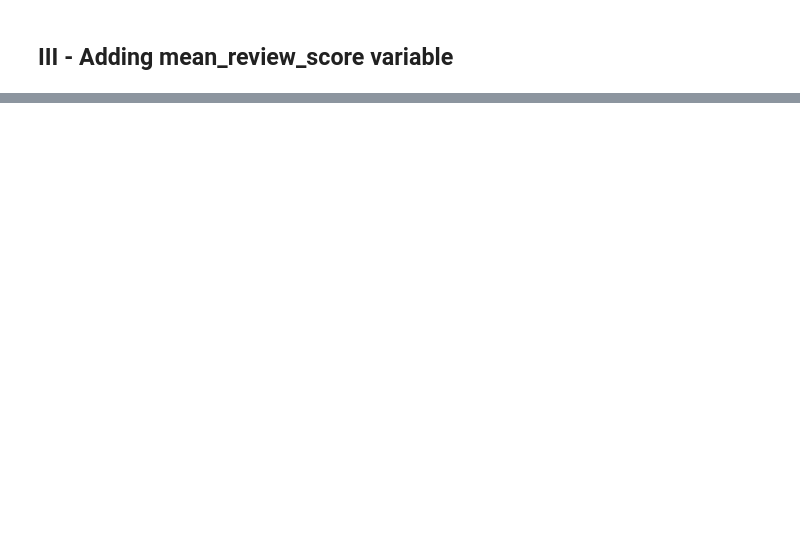
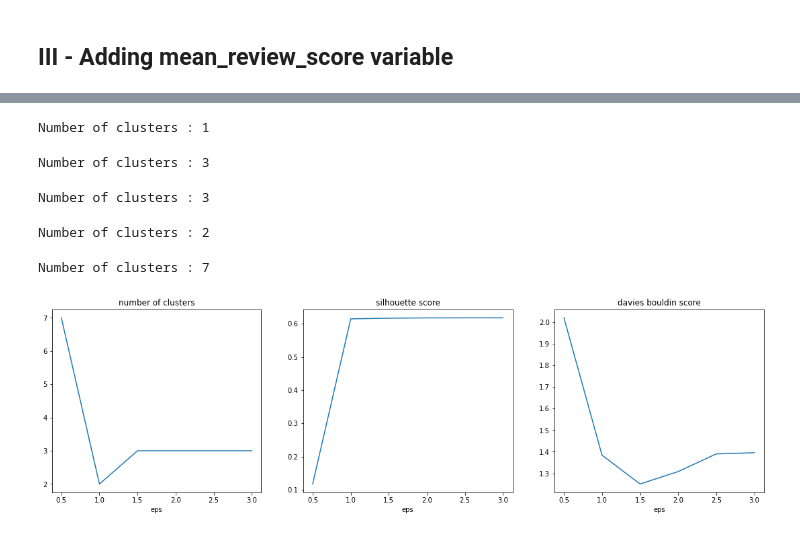
Before and after one commit to RobinPbt/P5-Openclassrooms, a Jupyter notebook: P5_modeling.ipynb, the cells around one changed output, grey strips where cells are left out. Cells and saved outputs as stored; diff of their text form; code cells hidden in the pictures; blank space fills up the shorter version.

```diff
--- a/P5_modeling.ipynb
+++ b/P5_modeling.ipynb
@@ -909,0 +973,51 @@ relation_variable_clusters(selected_model, X_simplified, figsize=(19,6))
+# %%
+# EPS = 6 / min_samples = 50
+
+model = DBSCAN(eps=6, min_samples=50, metric='euclidean', n_jobs=-1)
+model.fit(processed_X_reduced_1)
+
+print("Number of clusters : {:.0f}".format(max(model.labels_) + 1))
+# %% [output]
+Number of clusters : 1
+# %%
+# EPS = 3 / min_samples = 50
+
+model = DBSCAN(eps=3, min_samples=50, metric='euclidean', n_jobs=-1)
+model.fit(processed_X_reduced_1)
+
+print("Number of clusters : {:.0f}".format(max(model.labels_) + 1))
+# %% [output]
+Number of clusters : 3
+# %%
+# EPS = 1.5 / min_samples = 50
+
+model = DBSCAN(eps=1.5, min_samples=50, metric='euclidean', n_jobs=-1)
+model.fit(processed_X_reduced_1)
+
+print("Number of clusters : {:.0f}".format(max(model.labels_) + 1))
+# %% [output]
+Number of clusters : 3
+# %%
+# EPS = 0.75 / min_samples = 50
+
+model = DBSCAN(eps=0.75, min_samples=50, metric='euclidean', n_jobs=-1)
+model.fit(processed_X_reduced_1)
+
+print("Number of clusters : {:.0f}".format(max(model.labels_) + 1))
+# %% [output]
+Number of clusters : 2
+# %%
+# EPS = 0.5 / min_samples = 50
+
+model = DBSCAN(eps=0.5, min_samples=50, metric='euclidean', n_jobs=-1)
+model.fit(processed_X_reduced_1)
+
+print("Number of clusters : {:.0f}".format(max(model.labels_) + 1))
+# %% [output]
+Number of clusters : 7
+# %%
+# DBSCAN with min_samples=50
+
+DBSCAN_50 = test_DBSCAN(processed_X_reduced_1, eps_range=np.linspace(0.5,3,6), min_samples=50)
+# %% [output]
+[figure, added]
```
Also changed, not shown: parts of 96 cells of this notebook, 1 other file.
